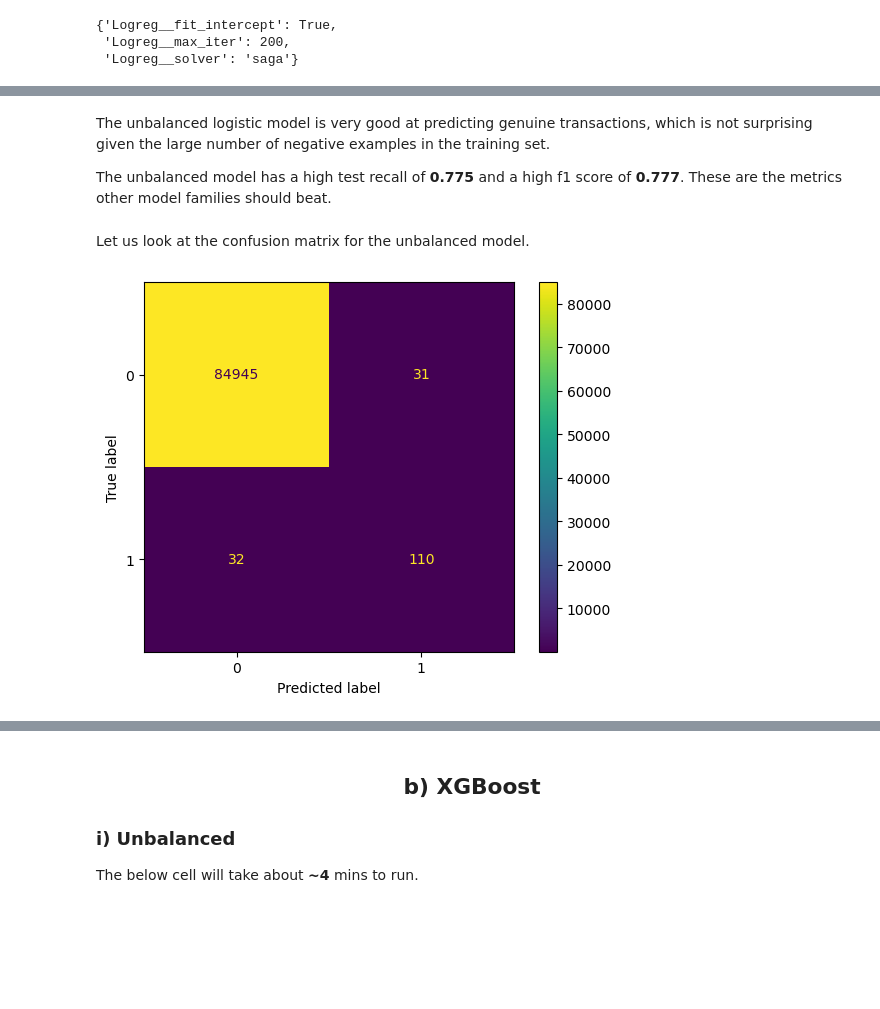
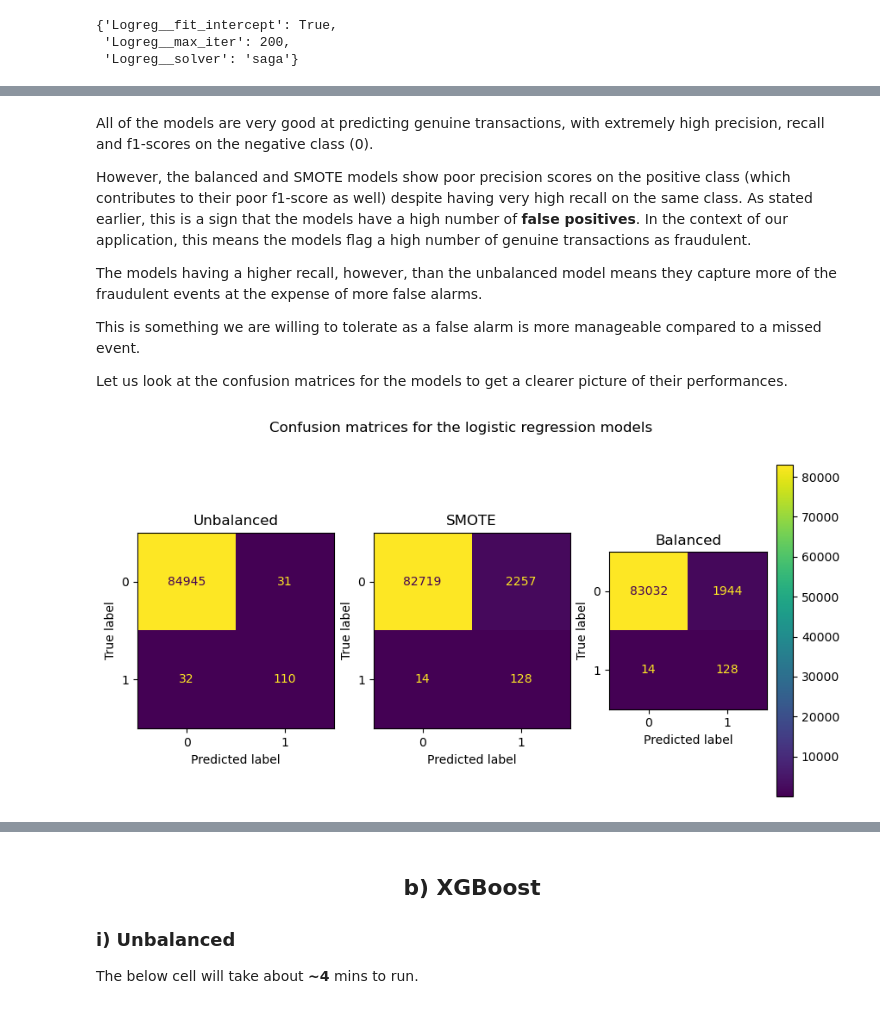
Before and after one commit to NgundoMuithya/Kaggle_Credit_Card_Fraud_Detection, a Jupyter notebook: notebook.ipynb, the cells around one changed output, grey strips where cells are left out. Saved outputs shown, nothing was run; the diff lists cells and outputs as text; code cells hidden in the pictures; blank space fills up the shorter version.

Commit message:
Include evaluation of all the logreg models

```diff
--- a/notebook.ipynb
+++ b/notebook.ipynb
@@ -471,6 +474,9 @@ from sklearn.linear_model import LogisticRegression
 from sklearn.model_selection import GridSearchCV
 import os
 os.environ['PYTHONWARNINGS'] = 'ignore:pkg_resources is deprecated' # Suppress harmless pkg warning
+import warnings
+from sklearn.exceptions import ConvergenceWarning
+warnings.filterwarnings('ignore', category=ConvergenceWarning) # Suppress ConvergenceWarning. Even higher max_iter and lower tolerances do nothing to fix it and just increase runtime
 
 # Create pipeline
 unbalanced_logreg_pipeline = Pipeline(
@@ -491,7 +497,7 @@ best_unbalanced_logreg_model = GridSearchCV(
     param_grid=logreg_params,
     scoring=['recall', 'f1'],
     refit='f1',
-    n_jobs=-1
+    n_jobs=-2
 )
 
 # Fit on training data
@@ -521,8 +529,5 @@ best_unbalanced_logreg_model.best_params_
 # %%
 from imblearn.over_sampling import SMOTE
-import warnings
-from sklearn.exceptions import ConvergenceWarning
-warnings.filterwarnings('ignore', category=ConvergenceWarning) # Suppress ConvergenceWarning. Even higher max_iter and lower tolerances do nothing to fix it
 
 # Create pipeline
 SMOTE_logreg_pipeline = Pipeline(
@@ -538,7 +543,7 @@ best_SMOTE_logreg_model = GridSearchCV(
     param_grid=logreg_params,
     scoring=['recall', 'f1'],
     refit='f1',
-    n_jobs=-1
+    n_jobs=-2
 )
 
 # Fit on training data
@@ -583,7 +586,7 @@ best_balanced_logreg_model = GridSearchCV(
     param_grid=logreg_params,
     scoring=['recall', 'f1'],
     refit='f1',
-    n_jobs=-1
+    n_jobs=-2
 )
 
 # Fit on training data
@@ -615,7 +616,15 @@ Let us start by looking at the classification report for the unbalanced model.
 # %%
 from sklearn.metrics import classification_report
 
+print("Unbalanced:")
 y_preds = best_unbalanced_logreg_model.predict(X_test_scaled)
+print(classification_report(y_test, y_preds, digits=4))
 
+print("\nSMOTE:")
+y_preds = best_SMOTE_logreg_model.predict(X_test_scaled)
 print(classification_report(y_test, y_preds, digits=4))
+
+print("\nBalanced:")
+y_preds = best_balanced_logreg_model.predict(X_test_scaled)
+print(classification_report(y_test, y_preds, digits=4))
 # %% [output]
@@ -630,16 +648,31 @@ weighted avg     0.9993    0.9993    0.9993     85118
 # %% [markdown]
-The unbalanced logistic model is very good at predicting genuine transactions, which is not surprising given the large number of negative examples in the training set.
+All of the models are very good at predicting genuine transactions, with extremely high precision, recall and f1-scores on the negative class (0).
 
-The unbalanced model has a high test recall of **0.775** and a high f1 score of **0.777**. These are the metrics other model families should beat.
+However, the balanced and SMOTE models show poor precision scores on the positive class (which contributes to their poor f1-score as well) despite having very high recall on the same class. As stated earlier, this is a sign that the models have a high number of **false positives**. In the context of our application, this means the models flag a high number of genuine transactions as fraudulent.
+
+The models having a higher recall, however, than the unbalanced model means they capture more of the fraudulent events at the expense of more false alarms.
+
+This is something we are willing to tolerate as a false alarm is more manageable compared to a missed event.
+
+Let us look at the confusion matrices for the models to get a clearer picture of their performances.
-# %% [markdown]
-Let us look at the confusion matrix for the unbalanced model.
 # %%
 from sklearn.metrics import ConfusionMatrixDisplay, confusion_matrix
 
-disp = ConfusionMatrixDisplay(confusion_matrix=confusion_matrix(y_test, y_preds))
+models = [best_unbalanced_logreg_model, best_SMOTE_logreg_model, best_balanced_logreg_model]
+names = ["Unbalanced", "SMOTE", "Balanced"]
 
-disp.plot()
+# Plot
+fig, axs = plt.subplots(ncols=len(models), figsize=(10, 5))
+for i, ax in enumerate(axs.flatten()):
+    y_preds = models[i].predict(X_test_scaled)
+    disp = ConfusionMatrixDisplay(confusion_matrix=confusion_matrix(y_test, y_preds))
+    if i == len(models) -1:
+        disp.plot(ax=ax, colorbar=True)
+    else:
+        disp.plot(ax=ax, colorbar=False)
+    ax.set_title(f"{names[i]}")
 
+fig.suptitle("Confusion matrices for the logistic regression models")
 plt.show()
 # %% [output]
-[figure, old version]
+[figure, new version]
```
Also changed, not shown: parts of 17 cells of this notebook.
